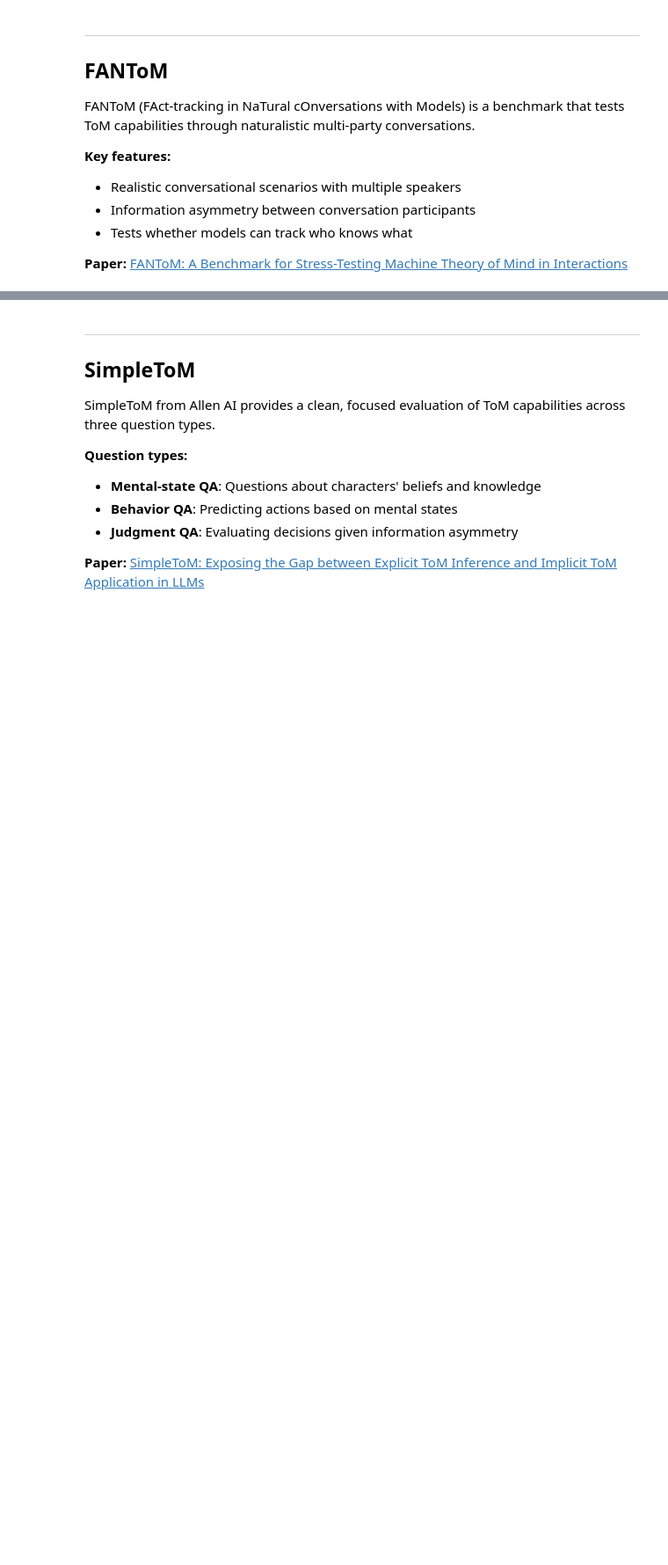
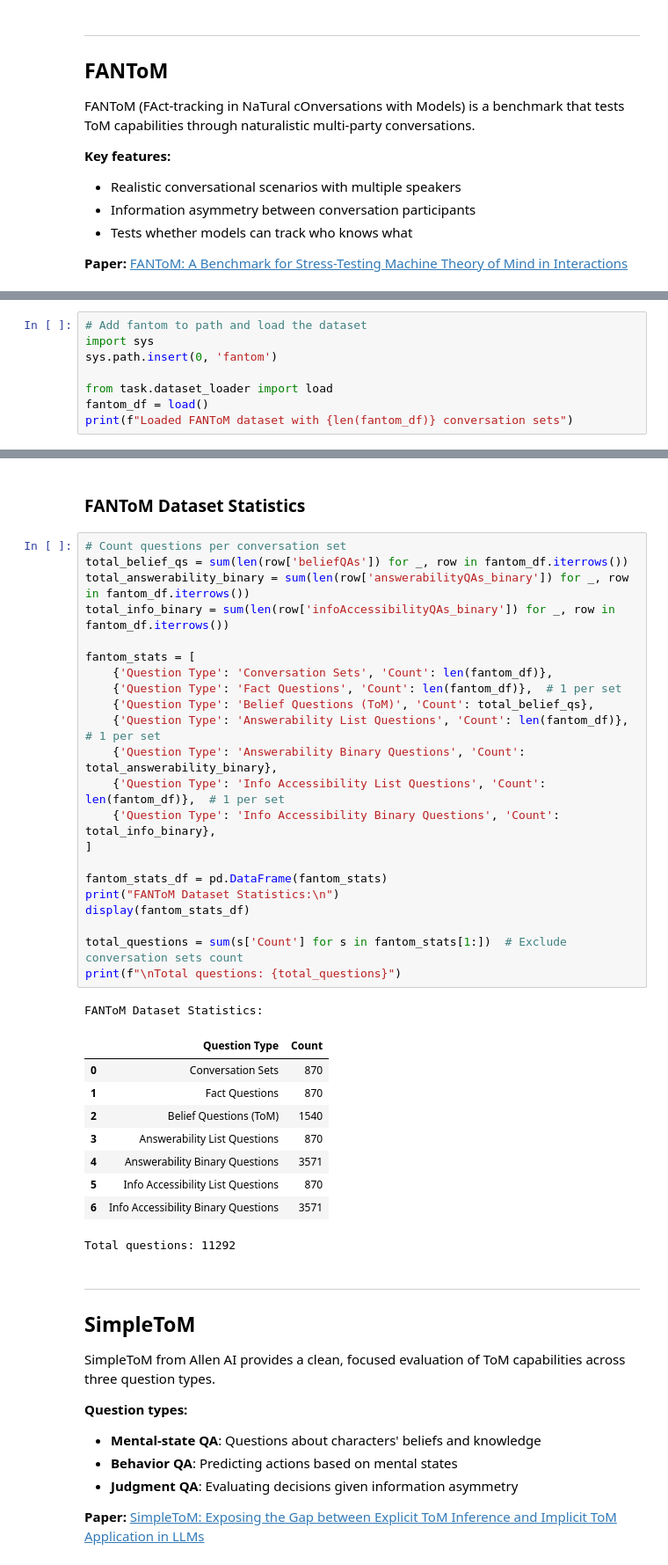
Before and after one commit to AndresCotton/Agent-Robustness-Via-ToM, a Jupyter notebook: tom_benchmarks/explore_benchmarks.ipynb, the cells around one changed output, grey strips where cells are left out. Shown at 88% size. Drawn from its saved outputs; the diff is of its cells as text; blank space fills up the shorter version.

```diff
--- a/tom_benchmarks/explore_benchmarks.ipynb
+++ b/tom_benchmarks/explore_benchmarks.ipynb
@@ -145,0 +250,8 @@ FANToM requires a separate conda environment due to specific dependency requirem
+# %%
+# Add fantom to path and load the dataset
+import sys
+sys.path.insert(0, 'fantom')
+
+from task.dataset_loader import load
+fantom_df = load()
+print(f"Loaded FANToM dataset with {len(fantom_df)} conversation sets")
@@ -146,3 +324,38 @@ FANToM requires a separate conda environment due to specific dependency requirem
+# %% [markdown]
+### FANToM Dataset Statistics
+# %%
+# Count questions per conversation set
+total_belief_qs = sum(len(row['beliefQAs']) for _, row in fantom_df.iterrows())
+total_answerability_binary = sum(len(row['answerabilityQAs_binary']) for _, row in fantom_df.iterrows())
+total_info_binary = sum(len(row['infoAccessibilityQAs_binary']) for _, row in fantom_df.iterrows())
+
+fantom_stats = [
+    {'Question Type': 'Conversation Sets', 'Count': len(fantom_df)},
+    {'Question Type': 'Fact Questions', 'Count': len(fantom_df)},  # 1 per set
+    {'Question Type': 'Belief Questions (ToM)', 'Count': total_belief_qs},
+    {'Question Type': 'Answerability List Questions', 'Count': len(fantom_df)},  # 1 per set
+    {'Question Type': 'Answerability Binary Questions', 'Count': total_answerability_binary},
+    {'Question Type': 'Info Accessibility List Questions', 'Count': len(fantom_df)},  # 1 per set
+    {'Question Type': 'Info Accessibility Binary Questions', 'Count': total_info_binary},
+]
+
+fantom_stats_df = pd.DataFrame(fantom_stats)
+print("FANToM Dataset Statistics:\n")
+display(fantom_stats_df)
+
+total_questions = sum(s['Count'] for s in fantom_stats[1:])  # Exclude conversation sets count
+print(f"\nTotal questions: {total_questions}")
+# %% [output]
+FANToM Dataset Statistics:
+|  | Question Type | Count |
+| 0 | Conversation Sets | 870 |
+| 1 | Fact Questions | 870 |
+| 2 | Belief Questions (ToM) | 1540 |
+| 3 | Answerability List Questions | 870 |
+| 4 | Answerability Binary Questions | 3571 |
+| 5 | Info Accessibility List Questions | 870 |
+| 6 | Info Accessibility Binary Questions | 3571 |
+Total questions: 11292
 # %% [markdown]
 ---
 
```
Also changed, not shown: parts of 25 cells of this notebook, 3 other files.
